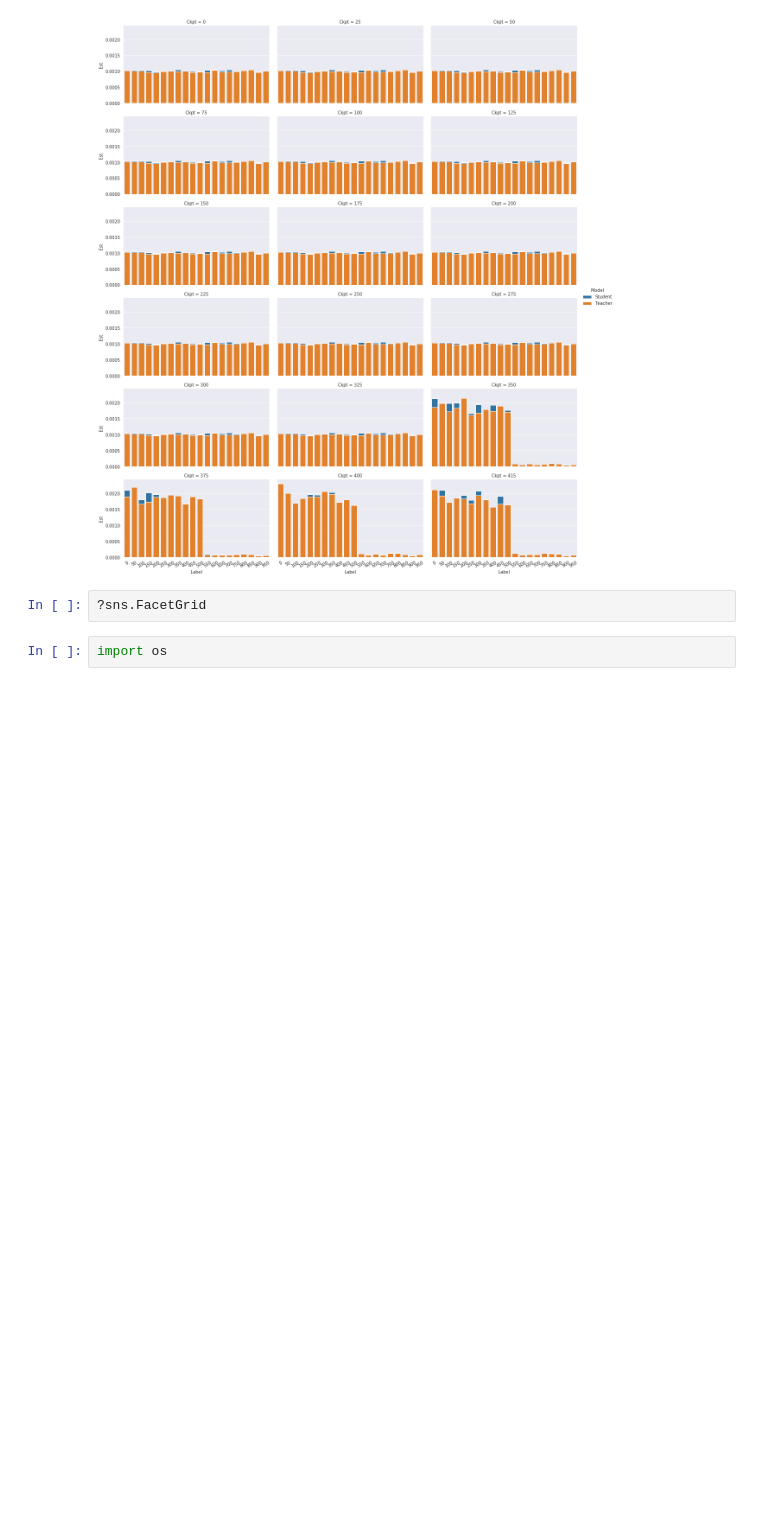
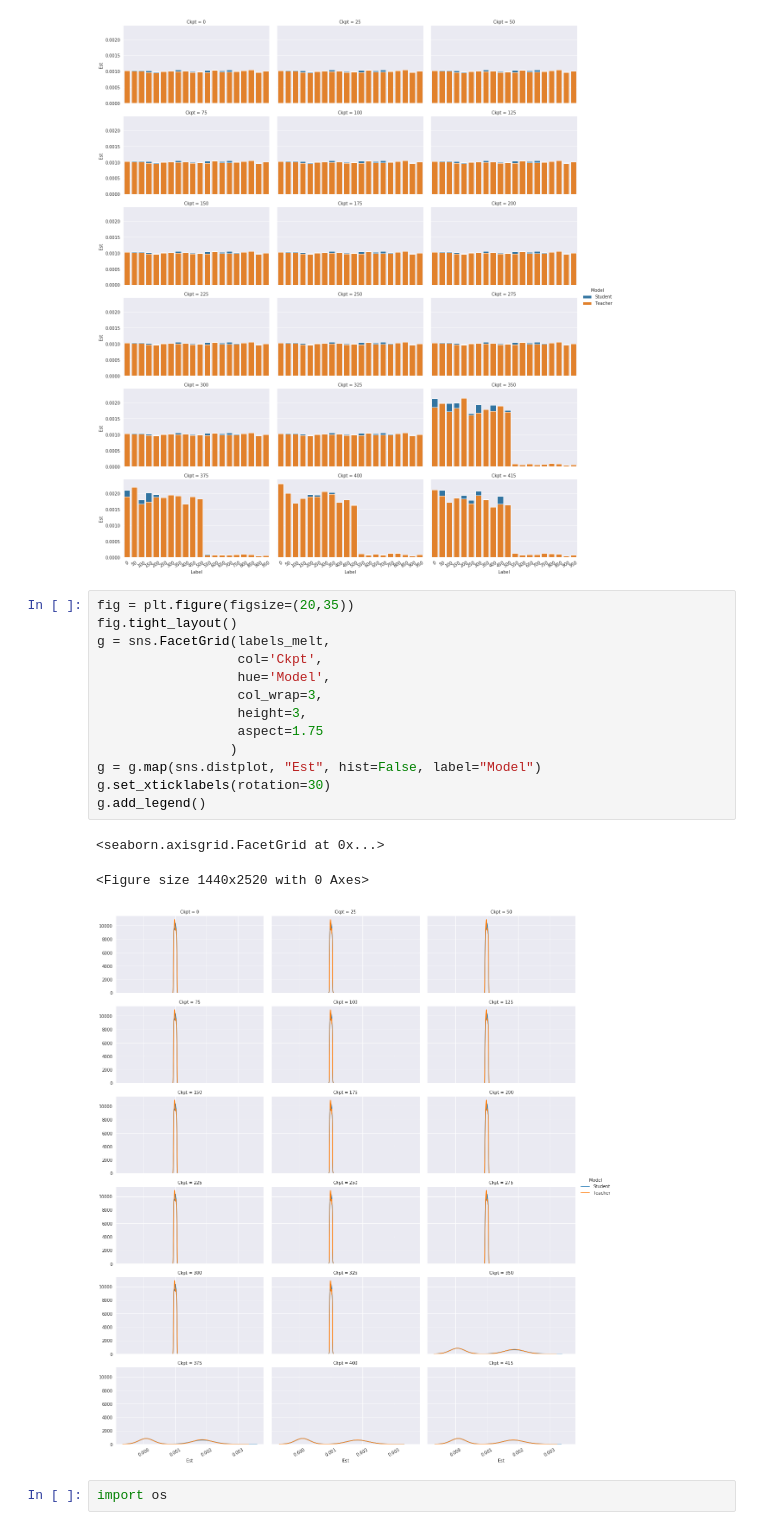
Before and after one commit to EricaHD/SemiSupervisedLearning, a Jupyter notebook: fastswa_mean_teacher/viz.ipynb, the cells around one changed output. Drawn from its saved outputs; the diff is of its cells as text; blank space fills up the shorter version.

```diff
--- a/fastswa_mean_teacher/viz.ipynb
+++ b/fastswa_mean_teacher/viz.ipynb
@@ -229,7 +260,22 @@ g.add_legend()
 <seaborn.axisgrid.FacetGrid at 0x...>
 <Figure size 1440x2520 with 0 Axes>
 [figure]
-# %%
-?sns.FacetGrid
+# %%
+fig = plt.figure(figsize=(20,35))
+fig.tight_layout()
+g = sns.FacetGrid(labels_melt,
+                  col='Ckpt',
+                  hue='Model',
+                  col_wrap=3,
+                  height=3,
+                  aspect=1.75
+                 )
+g = g.map(sns.distplot, "Est", hist=False, label="Model")
+g.set_xticklabels(rotation=30)
+g.add_legend()
+# %% [output]
+<seaborn.axisgrid.FacetGrid at 0x...>
+<Figure size 1440x2520 with 0 Axes>
+[figure, added]
 # %%
 import os
```
Also changed, not shown: parts of 4 cells of this notebook, 22 other files.
